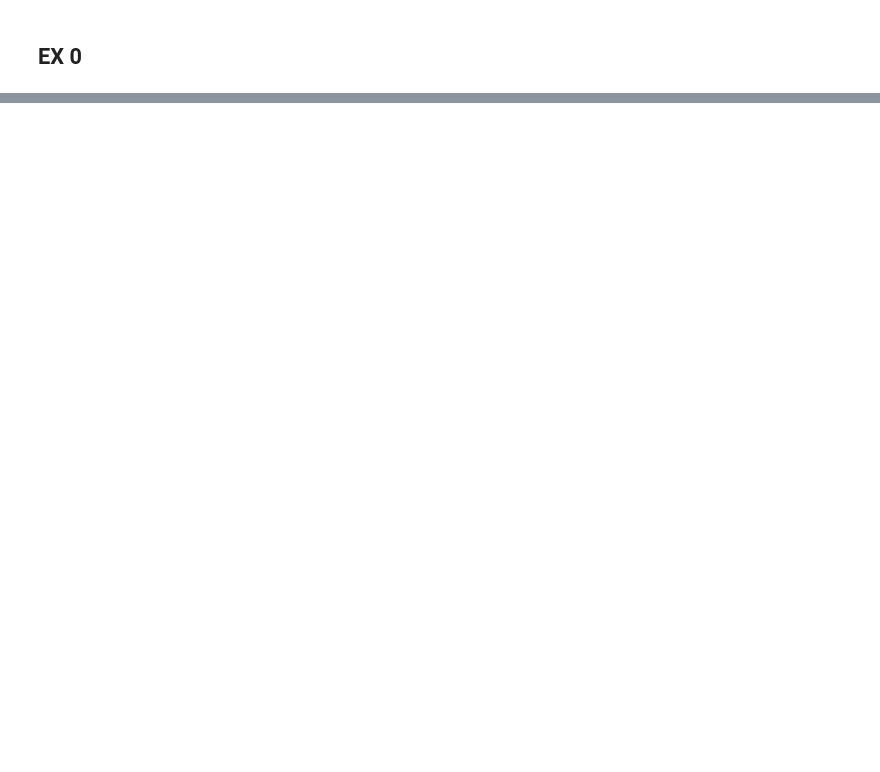
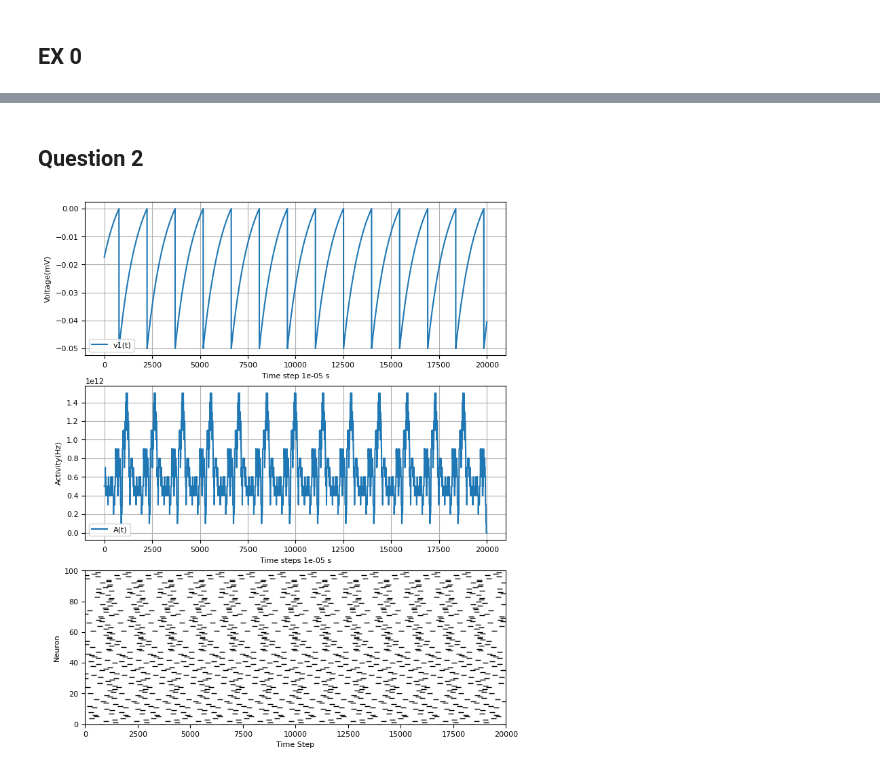
Before and after one commit to NicolasRR/SSHNeurons, a Jupyter notebook: Notebook.ipynb, the cells around one changed output, grey strips where cells are left out. Drawn from its saved outputs; the diff is of its cells as text; code cells hidden in the pictures; blank space fills up the shorter version.

```diff
--- a/Notebook.ipynb
+++ b/Notebook.ipynb
@@ -74,0 +159,16 @@ plt.show()
+# %% [markdown]
+## Question 2
+# %%
+i30=np.round(200*b2.ms/dt).astype(int)
+i200=np.round(200*b2.ms/dt).astype(int)
+# %%
+steps = Vs1.shape[0]
+t = np.arange(0, steps, 1)
+
+
+fig, (ax1, ax2, ax3) = plt.subplots(3, 1, figsize=(8, 10))
+IV_plot(None, Vs1[0:i200,:],t[0:i200], ax1)
+activity_plot(ST1[0:i200,:],t[0:i200],ax2)
+raster_plot(ST1[0:i200,:], ax3)
+# %% [output]
+[figure, added]
```
Also changed, not shown: parts of 21 cells of this notebook.
